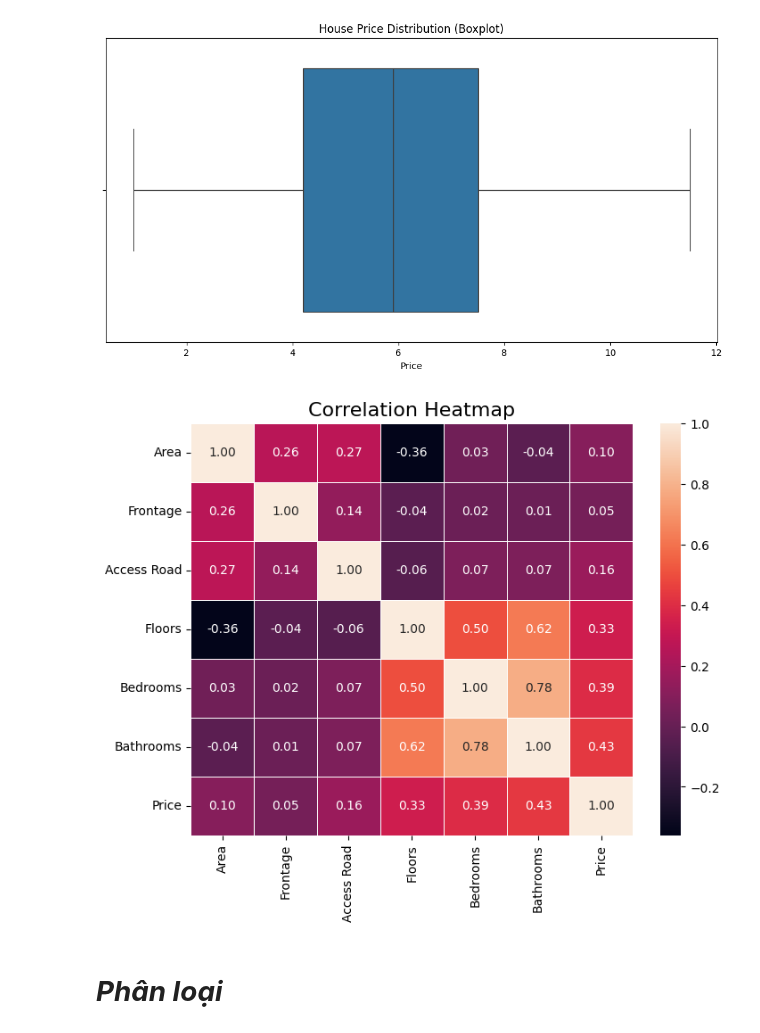
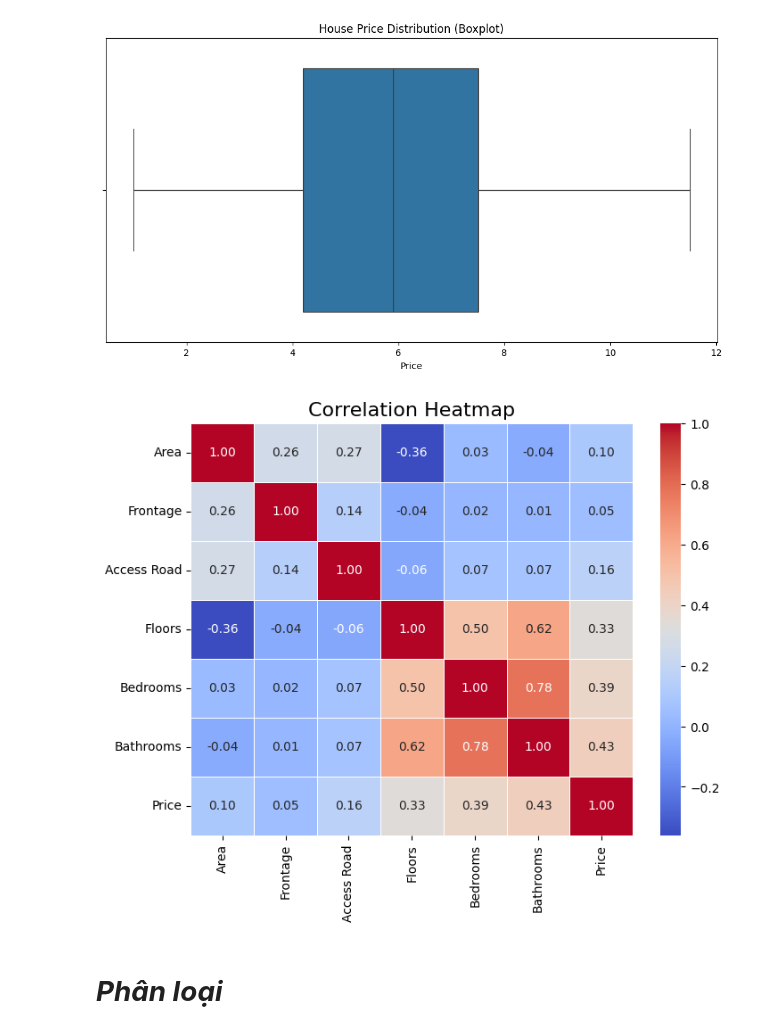
Before and after one commit to JohndayN/DoAnPTDLvHS, a Jupyter notebook: DoAn.ipynb, the cells around one changed output. Cells and saved outputs as stored; diff of their text form; code cells hidden in the pictures.

```diff
--- a/DoAn.ipynb
+++ b/DoAn.ipynb
@@ -144,15 +144,15 @@ plt.show()
 # %%
 #Biểu đồ Correlation Heatmap
 numerical_cols = df.select_dtypes(include=[np.number]).columns
 corr_matrix = df[numerical_cols].corr()
 
 plt.figure(figsize=(8, 6))
-sns.heatmap(corr_matrix, annot=True, fmt=".2f", linewidths=0.5, cbar=True)
+sns.heatmap(corr_matrix, annot=True, fmt=".2f", linewidths=0.5, cbar=True, cmap="coolwarm")
 
 plt.title("Correlation Heatmap", fontsize=16)
 plt.show()
 # %% [output]
-[figure, old version]
+[figure, new version]
 # %% [markdown]
 # ***Phân loại***
 # %%
```
Also changed, not shown: parts of 1 cell of this notebook.
